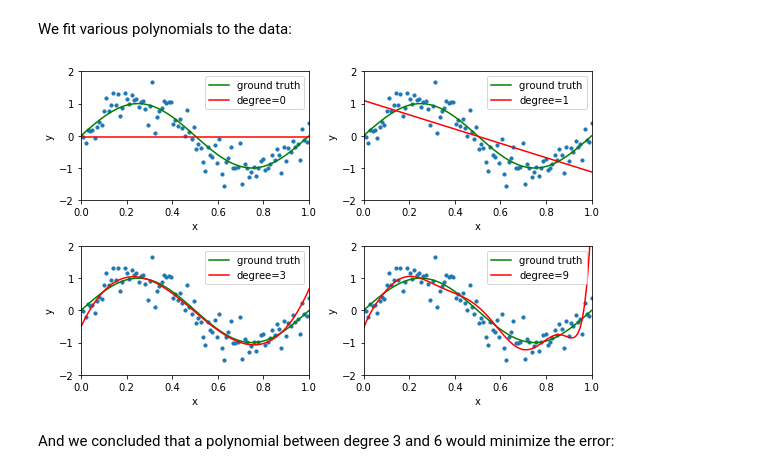
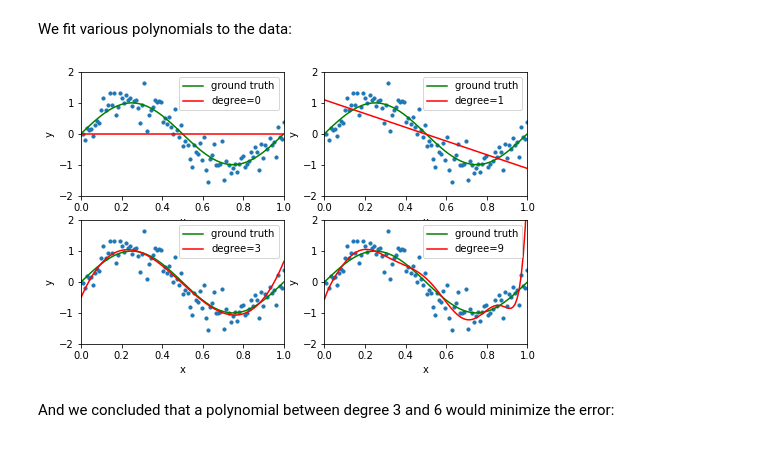
Before and after one commit to laurenshareshian/Machine-Learning-Course-Lessons, a Jupyter notebook: F - Testing and Regularization/2 - Regularization.ipynb, the cells around one changed output. Cells and saved outputs as stored; diff of their text form; code cells hidden in the pictures.

```diff
--- a/F - Testing and Regularization/2 - Regularization.ipynb
+++ b/F - Testing and Regularization/2 - Regularization.ipynb
@@ -48,31 +47,31 @@ ax.legend()
 We fit various polynomials to the data:
 # %%
 #helper function to plot things
-def plot_approximation(model, ax, x, y, x_plot, label=None):
+def plot_approximation(model, ax, x_plot, y, label=None):
     """Plot the approximation of ``model`` on axis ``ax``. """
     ax.plot(x_plot, f(x_plot), 'g', label="ground truth")
     ax.scatter(x_plot, y, s=10)
+    x = x_plot[:, np.newaxis]
     ax.plot(x_plot, model.predict(x), color='red', label=label)
     ax.set_ylim((-2, 2))
     ax.set_xlim((0, 1))
     ax.set_ylabel('y')
     ax.set_xlabel('x')
     ax.legend(loc='upper right')
 
 #split the data into train/test
 X_train, X_test, y_train, y_test = train_test_split(X, y, shuffle=True, test_size=0.7)
 
 #set up four subplots
 fig, axes = plt.subplots(2, 2, figsize=(8, 5))
 
 #fit different polynomials and plot approximations
 for ax, degree in zip(axes.ravel(), [0, 1, 3, 9]):
     model = make_pipeline(PolynomialFeatures(degree), LinearRegression())
     model.fit(X_train, y_train)
-    plot_approximation(model, ax, X, y, X_plot, label='degree=%d' % degree)
-plt.tight_layout()
+    plot_approximation(model, ax, X_plot, y, label='degree=%d' % degree)
 # %% [output]
-[figure, old version]
+[figure, new version]
 # %% [markdown]
 And we concluded that a polynomial between degree 3 and 6 would minimize the error:
 # %%
```
Also changed, not shown: parts of 7 cells of this notebook, 8 other files.
